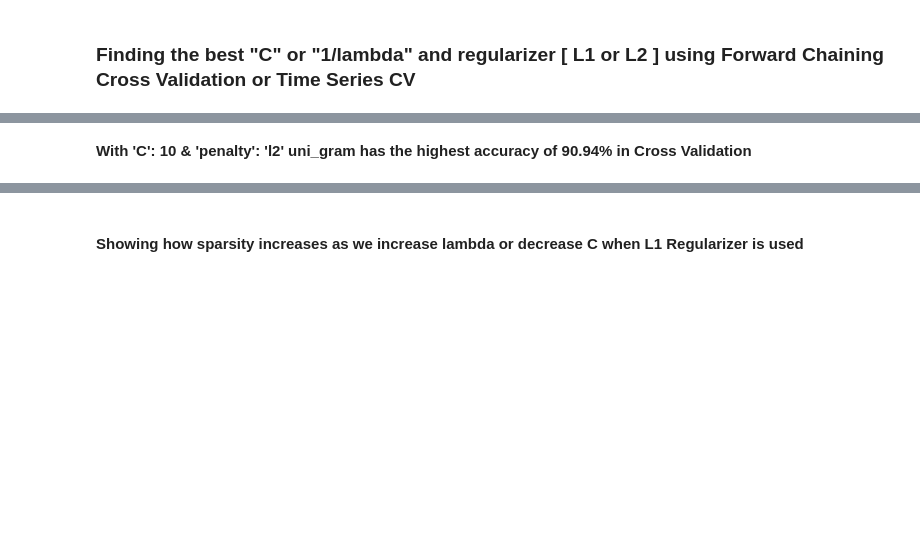
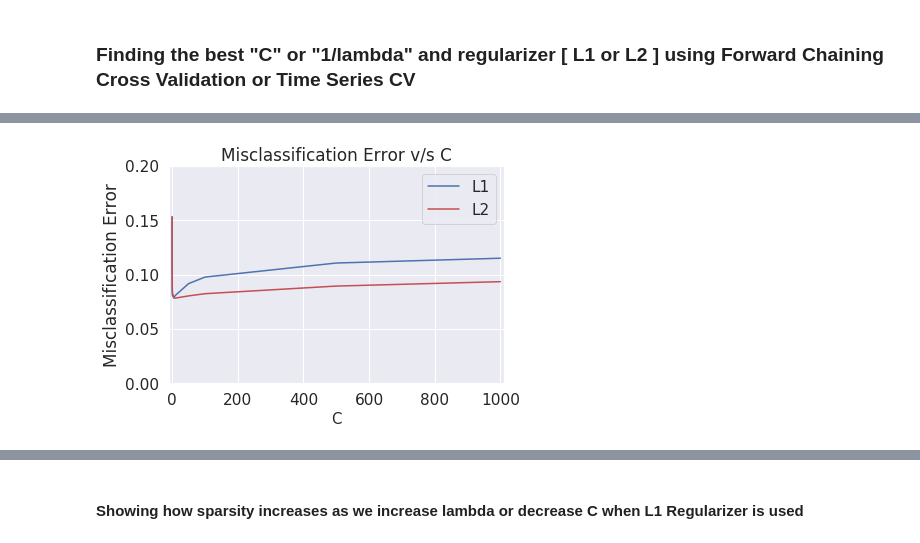
Before and after one commit to gopi3e/Amazon-Food-Reviews-Analysis-and-Modelling, a Jupyter notebook: 4 Amazon Food Reviews - Logistic Regression.ipynb, the cells around one changed output, grey strips where cells are left out. Cells and saved outputs as stored; diff of their text form; code cells hidden in the pictures; blank space fills up the shorter version.

```diff
--- a/4 Amazon Food Reviews - Logistic Regression.ipynb
+++ b/4 Amazon Food Reviews - Logistic Regression.ipynb
@@ -258,14 +245,0 @@ On 50K points
-# %%
-%time
-from sklearn.model_selection import GridSearchCV
-from sklearn.linear_model import LogisticRegression
-
-clf = LogisticRegression()
-#params we need to try on classifier
-param_grid = {'C':[1000,500,100,50,10,5,1,0.5,0.1,0.05,0.01,0.005,0.001,0.0005,0.0001],
-             'penalty':['l1','l2']}
-tscv = TimeSeriesSplit(n_splits=10) #For time based splitting
-gsv = GridSearchCV(clf,param_grid,cv=tscv,verbose=1)
-gsv.fit(X_train,y_train)
-print("Best HyperParameter: ",gsv.best_params_)
-print("Best Accuracy: %.2f%%"%(gsv.best_score_*100))
@@ -279,5 +246,29 @@ Best Accuracy: 90.94%
-# %% [markdown]
-<b>With 'C': 10 & 'penalty': 'l2' uni_gram has the highest accuracy of 90.94% in Cross Validation<b>
+# %%
+def plot_error_vs_c(gsv):
+    x1=[]
+    y1=[]
+    x2=[]
+    y2=[]
+    for a in gsv.grid_scores_:
+        if (a[0]['penalty']) == 'l1':
+            y1.append(1-a[1])
+            x1.append(a[0]['C'])
+        else:
+            y2.append(1-a[1])
+            x2.append(a[0]['C'])
+    plt.xlim(-10,1010)
+    plt.ylim(0,0.2)
+    plt.xlabel("C",fontsize=15)
+    plt.ylabel("Misclassification Error")
+    plt.title('Misclassification Error v/s C')
+    plt.plot(x1,y1,'b',label="L1")
+    plt.plot(x2,y2,'r',label="L2")
+    plt.legend()
+    plt.show()
+gsv = openfromfile("Log Reg/gsv_uni")
+plot_error_vs_c(gsv)
+# %% [output]
+[figure, added]
 # %%
 #Testing Accuracy on Test data
 from sklearn.linear_model import LogisticRegression
```
Also changed, not shown: parts of 108 cells of this notebook, 1 other file.
